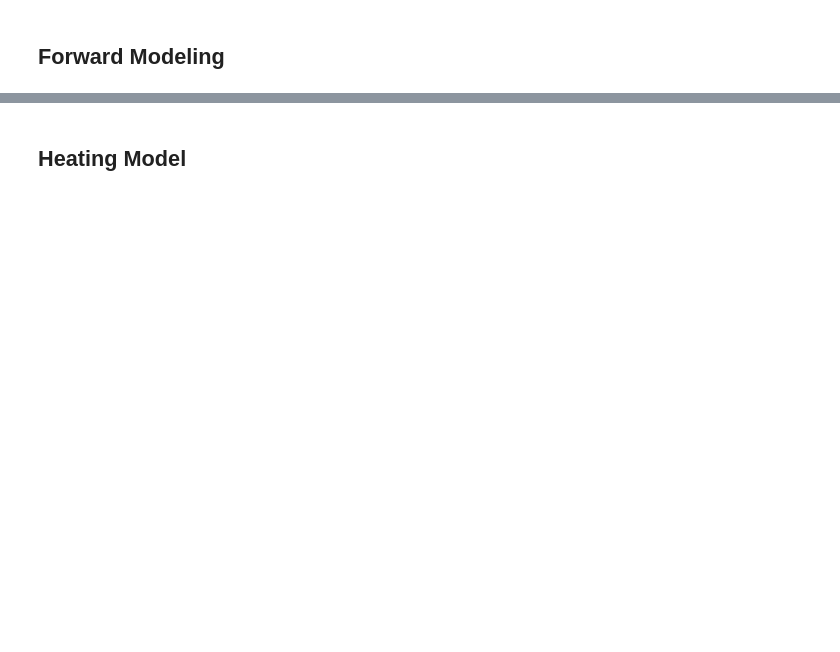
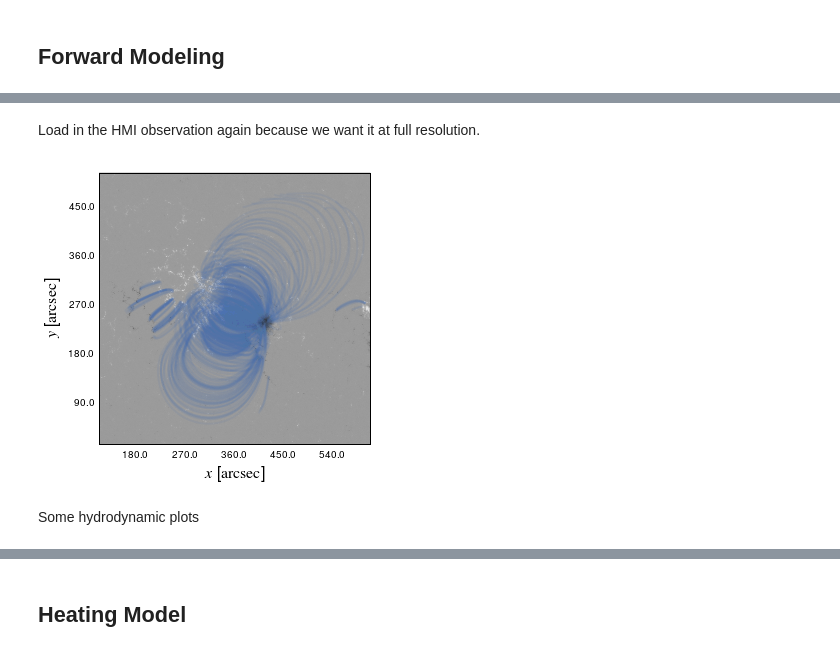
Before and after one commit to wtbarnes/posters, a Jupyter notebook: shine_2017/notebooks/build_figures.ipynb, the cells around one changed output, grey strips where cells are left out. Drawn from its saved outputs; the diff is of its cells as text; code cells hidden in the pictures; blank space fills up the shorter version.

Commit message:
last changes used for building poster figures

```diff
--- a/shine_2017/notebooks/build_figures.ipynb
+++ b/shine_2017/notebooks/build_figures.ipynb
@@ -43,0 +47,2 @@ frequencies = [250,750,2500,5000]
+# %%
+base_field = synthesizAR.Skeleton.restore('/data/datadrive1/ar_forward_modeling/systematic_ar_study/base_noaa1109/')
@@ -43,0 +56,37 @@ frequencies = [250,750,2500,5000]
+# %%
+width = base_field.hmi_map.dimensions.x*base_field.hmi_map.scale.x
+height = base_field.hmi_map.dimensions.y*base_field.hmi_map.scale.y
+left = base_field.hmi_map.center.x - width/2.
+right = left + width
+bottom = base_field.hmi_map.center.y - height/2.
+top = bottom + height
+# %% [markdown]
+Load in the HMI observation again because we want it at full resolution.
+# %%
+hmi_map = Map('/home/wtb2/sunpy/data/hmi_m_45s_2010_09_29_23_51_45_tai_magnetogram.fits')
+hmi_map = hmi_map.rotate()
+hmi_map = hmi_map.submap(u.Quantity((left,right)),u.Quantity((bottom,top)))
+# %%
+fig = plt.figure(figsize=(8,5))
+ax = fig.add_subplot(111,projection=hmi_map)
+hmi_map.plot(annotate=True,axes=ax,title=False)
+#ax.set_title(r'HMI Observation NOAA 1109')
+# axes and tick label sizing
+ax.coords[0].set_ticklabel(size=plt.rcParams['xtick.labelsize'])
+ax.coords[1].set_ticklabel(size=plt.rcParams['ytick.labelsize'])
+ax.coords[0].set_axislabel(r'$x$ [$\mathrm{{{}}}$]'.format(u.Unit(hmi_map.meta['cunit1'])),
+                           size=plt.rcParams['axes.labelsize'])
+ax.coords[1].set_axislabel(r'$y$ [$\mathrm{{{}}}$]'.format(u.Unit(hmi_map.meta['cunit2'])),
+                           size=plt.rcParams['axes.labelsize'])
+# grids and tick sizing
+ax.coords[0].grid(alpha=0)
+ax.coords[1].grid(alpha=0)
+for stream, _ in base_field.streamlines:
+        ax.plot(base_field._convert_angle_to_length(stream[:, 0]*u.cm,working_units=u.arcsec).to(u.deg),
+                 base_field._convert_angle_to_length(stream[:, 1]*u.cm,working_units=u.arcsec).to(u.deg),
+                 alpha=0.1, color=sns.color_palette()[0], transform=ax.get_transform('world'))
+fig.savefig('../figures/hmi_map_with_lines.pdf')
+# %% [output]
+[figure, added]
+# %% [markdown]
+Some hydrodynamic plots
```
Also changed, not shown: parts of 45 cells of this notebook.
